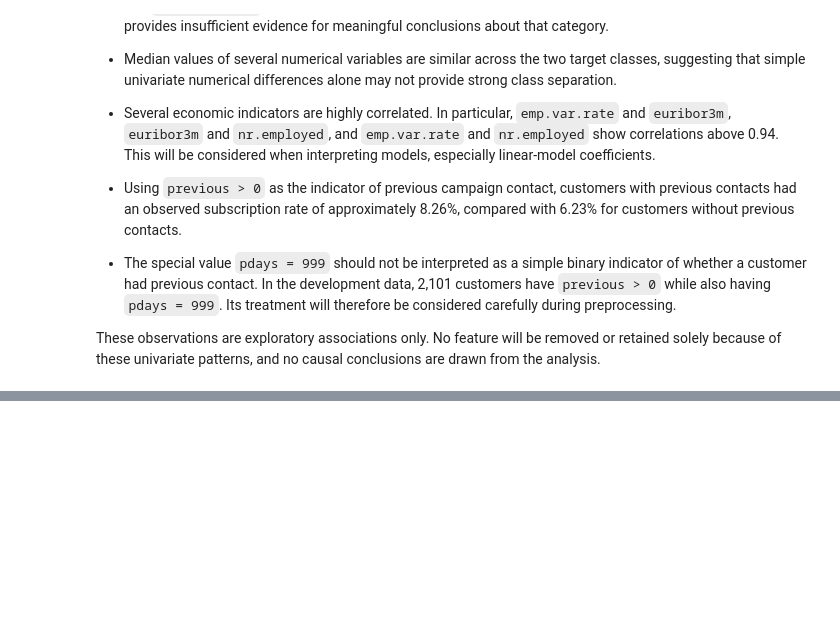
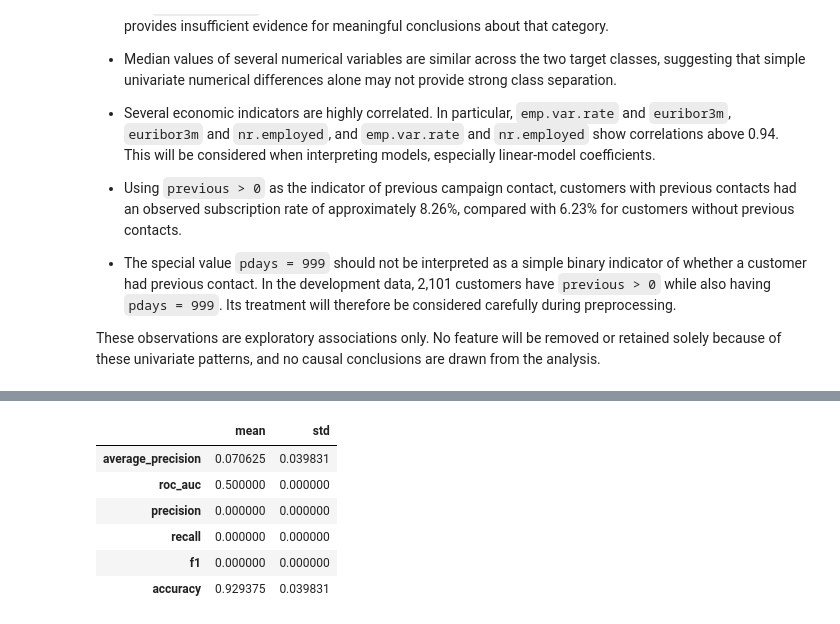
Before and after one commit to NourhanFarag/bank-marketing-subscription-prediction, a Jupyter notebook: notebooks/01_bank_marketing_analysis.ipynb, the cells around one changed output, grey strips where cells are left out. Cells and saved outputs as stored; diff of their text form; code cells hidden in the pictures; blank space fills up the shorter version.

```diff
--- a/notebooks/01_bank_marketing_analysis.ipynb
+++ b/notebooks/01_bank_marketing_analysis.ipynb
@@ -835,0 +1274,25 @@ These observations are exploratory associations only. No feature will be removed
+# %%
+baseline_metrics = [
+    "average_precision",
+    "roc_auc",
+    "precision",
+    "recall",
+    "f1",
+    "accuracy"
+]
+
+dummy_summary = (
+    dummy_cv_results[baseline_metrics]
+    .agg(["mean", "std"])
+    .T
+)
+
+dummy_summary
+# %% [output]
+|  | mean | std |
+| average_precision | 0.070625 | 0.039831 |
+| roc_auc | 0.500000 | 0.000000 |
+| precision | 0.000000 | 0.000000 |
+| recall | 0.000000 | 0.000000 |
+| f1 | 0.000000 | 0.000000 |
+| accuracy | 0.929375 | 0.039831 |
```
Also changed, not shown: parts of 25 cells of this notebook.
